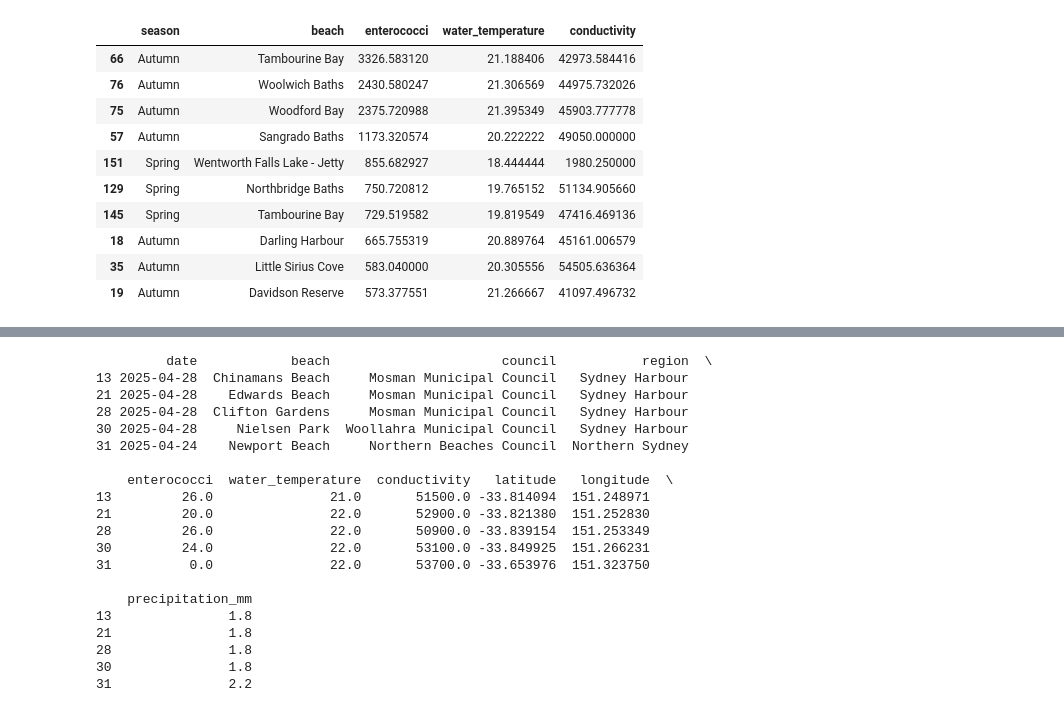
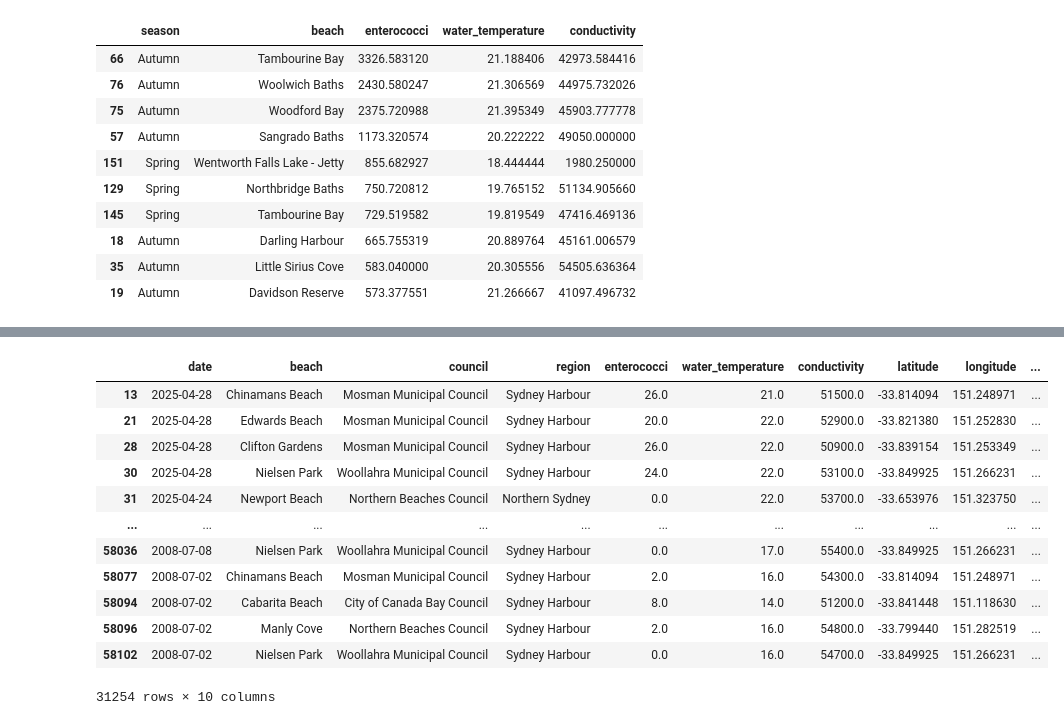
Before and after one commit to ipktpz/beach_water_quality, a Jupyter notebook: sydney_water_quality.ipynb, the cells around one changed output, grey strips where cells are left out. Saved outputs shown, nothing was run; the diff lists cells and outputs as text; code cells hidden in the pictures.

```diff
--- a/sydney_water_quality.ipynb
+++ b/sydney_water_quality.ipynb
@@ -105,0 +145,9 @@ seasonal_quality.head(10)
+# %%
+df = common_dates.groupby(['beach', 'month']).agg({
+    'enterococci': 'mean',
+    'water_temperature': 'mean',
+    'conductivity': 'mean',
+    'precipitation_mm_x': 'sum'
+}).reset_index()
+df = df.sort_values(by=['precipitation_mm_x'], ascending=False)
+df.head(50)
@@ -111,51 +192,44 @@ common_dates = water_quality[water_quality['date'].isin(weather['date'])]
 common_dates = common_dates.merge(weather[['date', 'precipitation_mm']], on='date', how='inner')
 
 # keep only relevant columns
 merged_data = common_dates[['date', 'beach', 'council', 'region', 'enterococci', 'water_temperature', 'conductivity',
                             'latitude', 'longitude', 'precipitation_mm']]
 
 # Save the merged data to a new CSV file
 merged_data.to_csv('merged_water_quality_weather.csv', index=False)
 
 # remove rows with NaN values
 
 merged_data = merged_data.dropna().copy()
 
 # remove outliers
 def remove_outliers(df, column):
     q1 = df[column].quantile(0.25)
     q3 = df[column].quantile(0.75)
     iqr = q3 - q1
     lower_bound = q1 - 1.5 * iqr
     upper_bound = q3 + 1.5 * iqr
     return df[(df[column] >= lower_bound) & (df[column] <= upper_bound)]
 merged_data = remove_outliers(merged_data, 'enterococci')
 merged_data = remove_outliers(merged_data, 'water_temperature')
 merged_data = remove_outliers(merged_data, 'conductivity')
 
 # Save the cleaned merged data to a new CSV file
 merged_data.to_csv('cleaned_merged_water_quality_weather.csv', index=False)
 
 # Display the first few rows of the cleaned merged data
-print(merged_data.head())
+merged_data
 # %% [output]
+|  | date | beach | council | region | enterococci | water_temperature | conductivity | latitude | longitude | ... |
+| 13 | 2025-04-28 | Chinamans Beach | Mosman Municipal Council | Sydney Harbour | 26.0 | 21.0 | 51500.0 | -33.814094 | 151.248971 | ... |
+| 21 | 2025-04-28 | Edwards Beach | Mosman Municipal Council | Sydney Harbour | 20.0 | 22.0 | 52900.0 | -33.821380 | 151.252830 | ... |
+| 28 | 2025-04-28 | Clifton Gardens | Mosman Municipal Council | Sydney Harbour | 26.0 | 22.0 | 50900.0 | -33.839154 | 151.253349 | ... |
+| 30 | 2025-04-28 | Nielsen Park | Woollahra Municipal Council | Sydney Harbour | 24.0 | 22.0 | 53100.0 | -33.849925 | 151.266231 | ... |
+| 31 | 2025-04-24 | Newport Beach | Northern Beaches Council | Northern Sydney | 0.0 | 22.0 | 53700.0 | -33.653976 | 151.323750 | ... |
+| ... | ... | ... | ... | ... | ... | ... | ... | ... | ... | ... |
+| 58036 | 2008-07-08 | Nielsen Park | Woollahra Municipal Council | Sydney Harbour | 0.0 | 17.0 | 55400.0 | -33.849925 | 151.266231 | ... |
+| 58077 | 2008-07-02 | Chinamans Beach | Mosman Municipal Council | Sydney Harbour | 2.0 | 16.0 | 54300.0 | -33.814094 | 151.248971 | ... |
+| 58094 | 2008-07-02 | Cabarita Beach | City of Canada Bay Council | Sydney Harbour | 8.0 | 14.0 | 51200.0 | -33.841448 | 151.118630 | ... |
+| 58096 | 2008-07-02 | Manly Cove | Northern Beaches Council | Sydney Harbour | 2.0 | 16.0 | 54800.0 | -33.799440 | 151.282519 | ... |
+| 58102 | 2008-07-02 | Nielsen Park | Woollahra Municipal Council | Sydney Harbour | 0.0 | 16.0 | 54700.0 | -33.849925 | 151.266231 | ... |
-         date            beach                      council           region  \
-13 2025-04-28  Chinamans Beach     Mosman Municipal Council   Sydney Harbour
-21 2025-04-28    Edwards Beach     Mosman Municipal Council   Sydney Harbour
-28 2025-04-28  Clifton Gardens     Mosman Municipal Council   Sydney Harbour
-30 2025-04-28     Nielsen Park  Woollahra Municipal Council   Sydney Harbour
-31 2025-04-24    Newport Beach     Northern Beaches Council  Northern Sydney
-
-    enterococci  water_temperature  conductivity   latitude   longitude  \
-13         26.0               21.0       51500.0 -33.814094  151.248971
-21         20.0               22.0       52900.0 -33.821380  151.252830
-28         26.0               22.0       50900.0 -33.839154  151.253349
-30         24.0               22.0       53100.0 -33.849925  151.266231
-31          0.0               22.0       53700.0 -33.653976  151.323750
-
-    precipitation_mm
-13               1.8
-21               1.8
-28               1.8
-30               1.8
-31               2.2
+31254 rows × 10 columns
```
Also changed, not shown: parts of 20 cells of this notebook, 1 other file.
